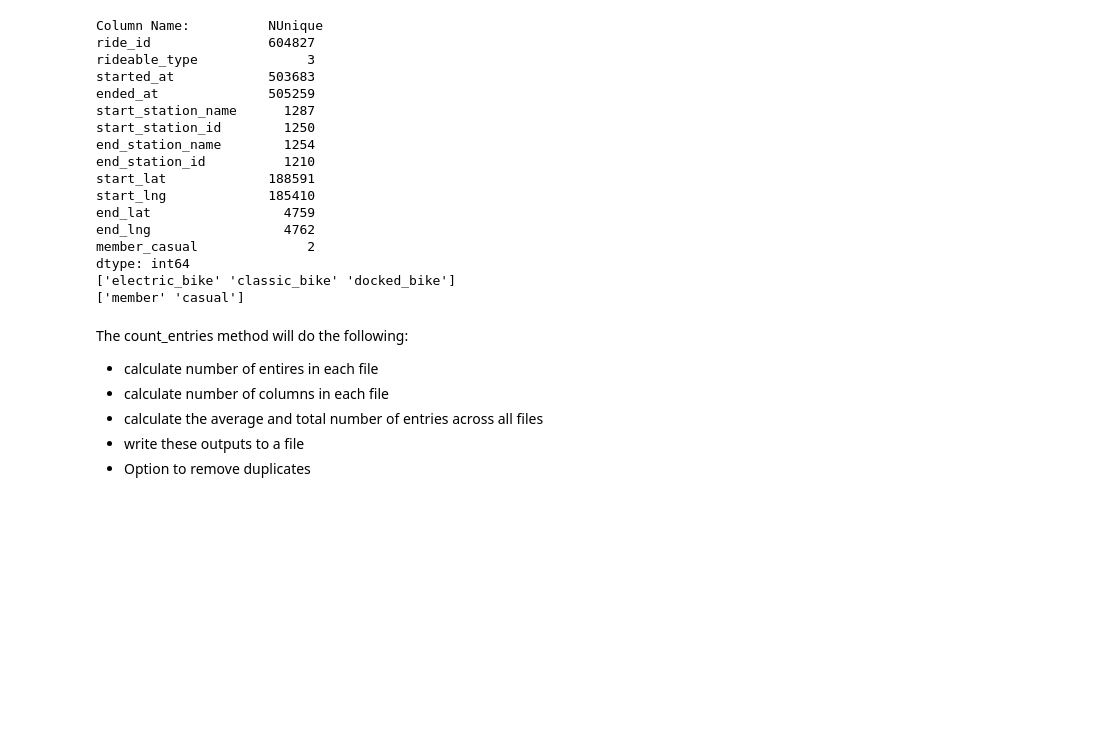
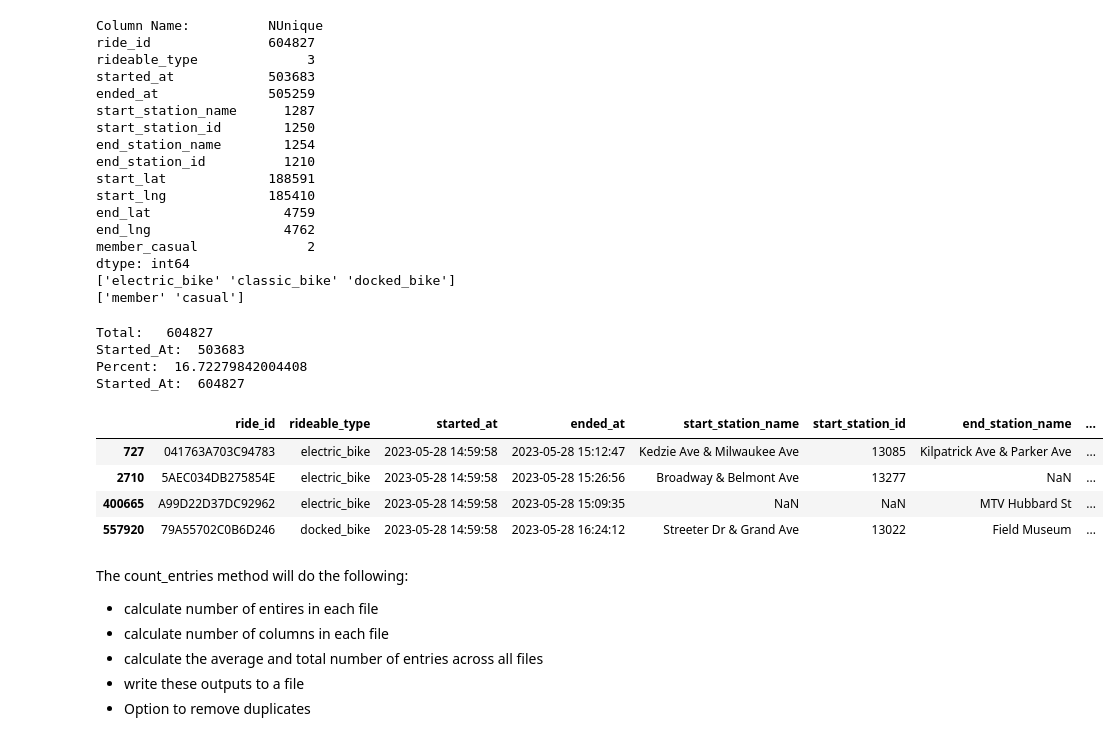
Before and after one commit to SummerKassem/BikeShareCS, a Jupyter notebook: Code/cleaning.ipynb, the cells around one changed output. Saved outputs shown, nothing was run; the diff lists cells and outputs as text; code cells hidden in the pictures; blank space fills up the shorter version.

```diff
--- a/Code/cleaning.ipynb
+++ b/Code/cleaning.ipynb
@@ -117,6 +117,35 @@ member_casual              2
 dtype: int64
 ['electric_bike' 'classic_bike' 'docked_bike']
 ['member' 'casual']
+# %%
+# total number of entries
+total = data["May"].ride_id.nunique()
+# number of unique started at
+started = data["May"].started_at.nunique()
+print("Total: \t",total)
+print("Started_At: ",started)
+print("Percent: ",(total-started)*100/total)
+
+# how many times was the started_at repeated
+duplicated_col = data["May"].started_at.duplicated()
+print("Started_At: ",duplicated_col.sum()+data["May"].started_at.nunique())
+get_values = data["May"][duplicated_col]
+# get first value in the duplicates
+first_entry = data["May"][duplicated_col].iloc[0].started_at
+# %% [output]
+Total:   604827
+Started_At:  503683
+Percent:  16.72279842004408
+Started_At:  604827
+# %%
+# find the entry that has the same start_at as the first one retrieved from the duplicates
+data["May"][data["May"].started_at == first_entry]
+# %% [output]
+|  | ride_id | rideable_type | started_at | ended_at | start_station_name | start_station_id | end_station_name | ... |
+| 727 | 041763A703C94783 | electric_bike | 2023-05-28 14:59:58 | 2023-05-28 15:12:47 | Kedzie Ave & Milwaukee Ave | 13085 | Kilpatrick Ave & Parker Ave | ... |
+| 2710 | 5AEC034DB275854E | electric_bike | 2023-05-28 14:59:58 | 2023-05-28 15:26:56 | Broadway & Belmont Ave | 13277 | NaN | ... |
+| 400665 | A99D22D37DC92962 | electric_bike | 2023-05-28 14:59:58 | 2023-05-28 15:09:35 | NaN | NaN | MTV Hubbard St | ... |
+| 557920 | 79A55702C0B6D246 | docked_bike | 2023-05-28 14:59:58 | 2023-05-28 16:24:12 | Streeter Dr & Grand Ave | 13022 | Field Museum | ... |
 # %% [markdown]
 The count_entries method will do the following:
  * calculate number of entires in each file
```
Also changed, not shown: parts of 14 cells of this notebook, 13 other files.
